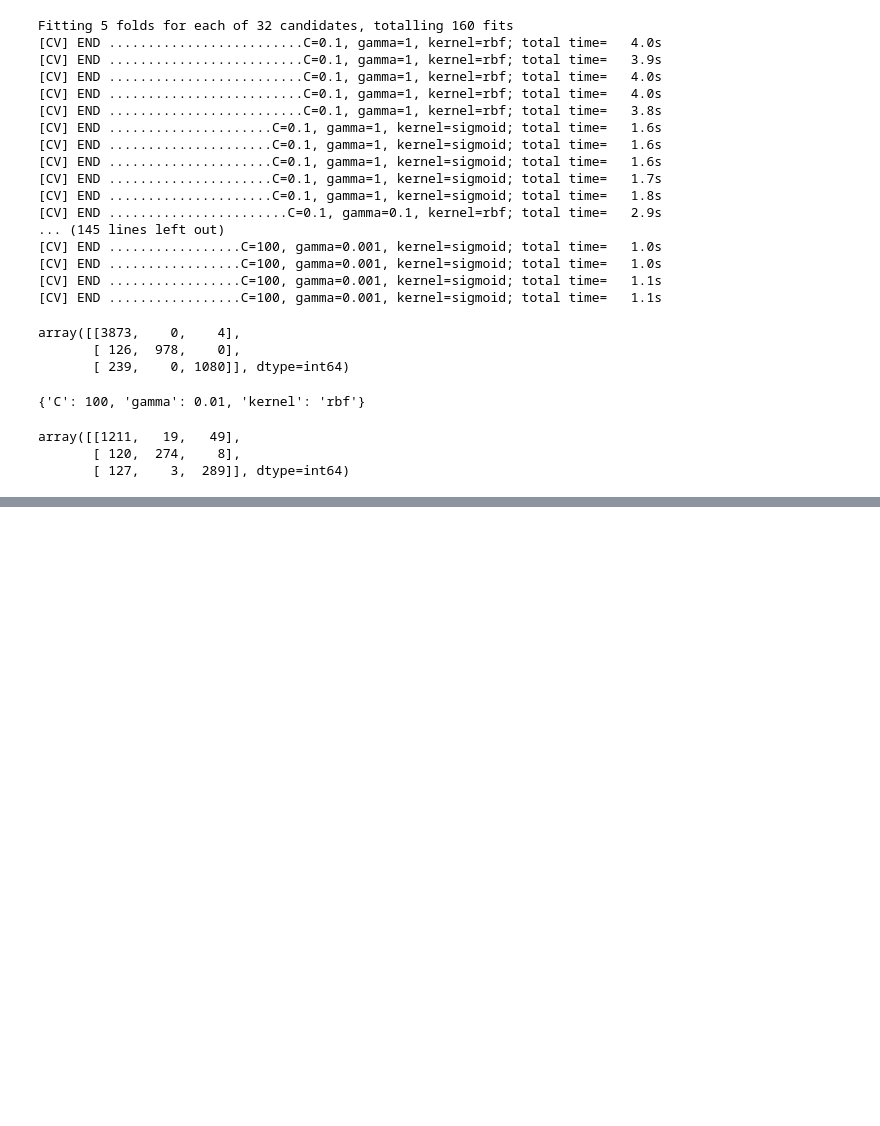
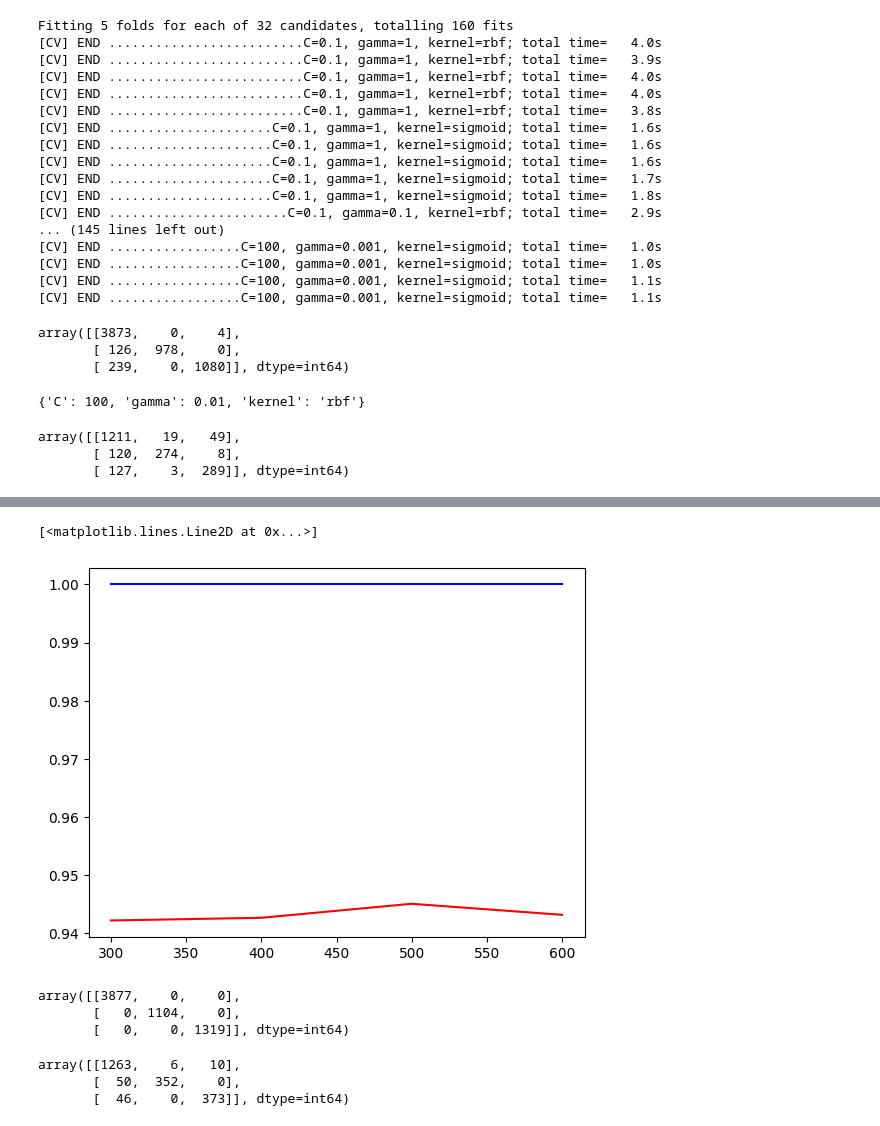
Before and after one commit to AlexeyMarg/Nomoto_INS_fault_detection, a Jupyter notebook: fault_detection.ipynb, the cells around one changed output, grey strips where cells are left out. Saved outputs shown, nothing was run; the diff lists cells and outputs as text; code cells hidden in the pictures; blank space fills up the shorter version.

```diff
--- a/fault_detection.ipynb
+++ b/fault_detection.ipynb
@@ -469,0 +621,34 @@ array([[1211,   19,   49],
+# %%
+n_estimators_values = (300, 400, 500, 600)
+
+train_score, test_score = [], []
+for n_estimators in n_estimators_values:
+    gbm_clf = GradientBoostingClassifier(learning_rate=0.4, max_depth=4, min_samples_leaf=1, min_samples_split=2, n_estimators=n_estimators)
+    gbm_clf.fit(X_train2d, y_train1d)
+    predictions = gbm_clf.predict(X_train2d)
+    train_f1 = f1_score(y_train1d, predictions, average='weighted')
+    train_score.append(train_f1)
+    predictions = gbm_clf.predict(X_test2d)
+    test_f1 = f1_score(y_test_1d, predictions, average='weighted')
+    test_score.append(test_f1)
+plt.plot(n_estimators_values, train_score, c='b')
+plt.plot(n_estimators_values, test_score, c='r')
+# %% [output]
+[<matplotlib.lines.Line2D at 0x...>]
+[figure, added]
+# %%
+gbm_clf = GradientBoostingClassifier(learning_rate=0.4, max_depth=4, min_samples_leaf=1, min_samples_split=2, n_estimators=600)
+gbm_clf.fit(X_train2d, y_train1d)
+predictions = gbm_clf.predict(X_train2d)
+confusion_matrix(y_train1d, predictions)
+# %% [output]
+array([[3877,    0,    0],
+       [   0, 1104,    0],
+       [   0,    0, 1319]], dtype=int64)
+# %%
+predictions = gbm_clf.predict(X_test2d)
+confusion_matrix(y_test_1d, predictions)
+# %% [output]
+array([[1263,    6,   10],
+       [  50,  352,    0],
+       [  46,    0,  373]], dtype=int64)
```
Also changed, not shown: parts of 8 cells of this notebook.
